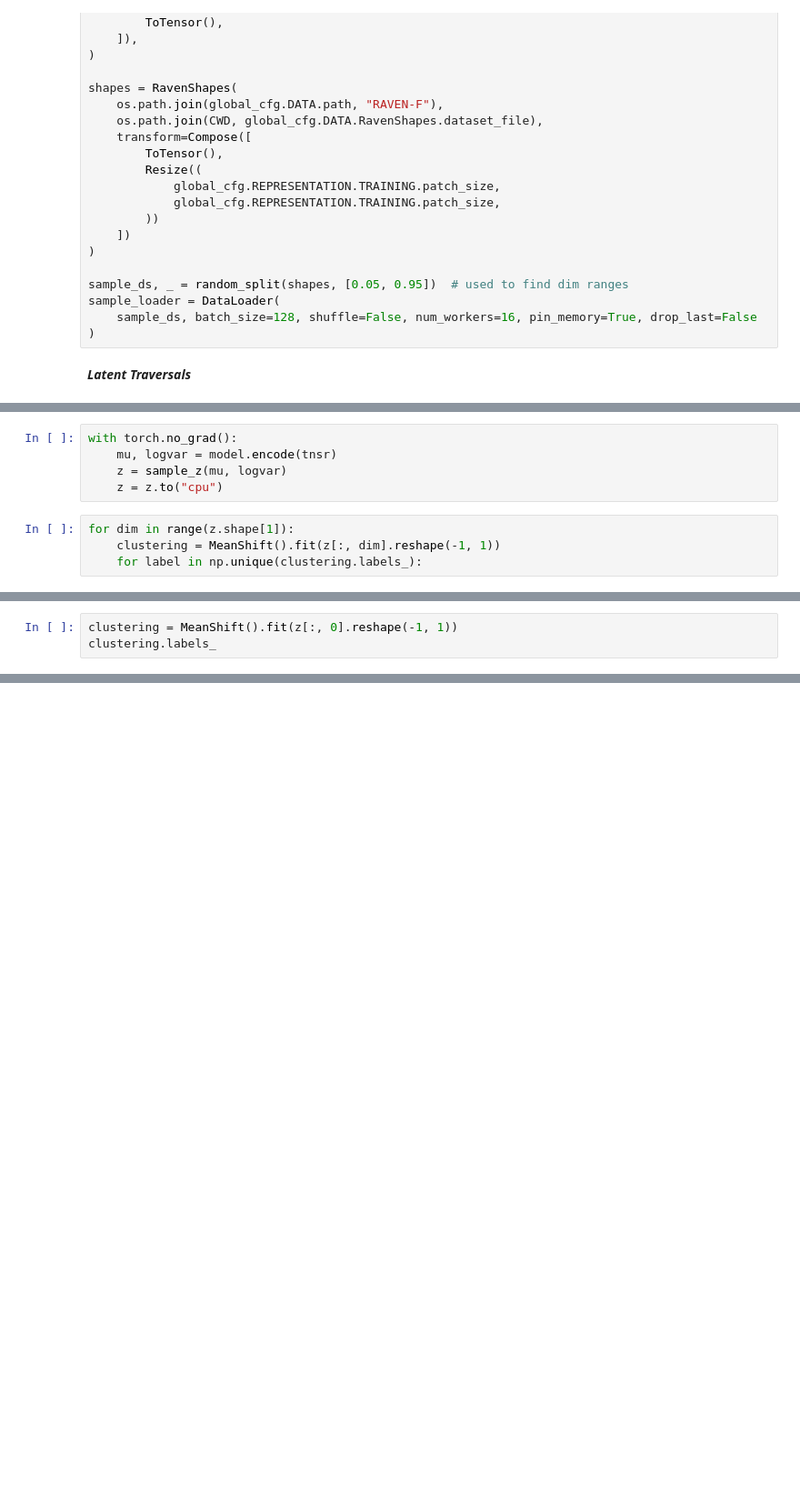
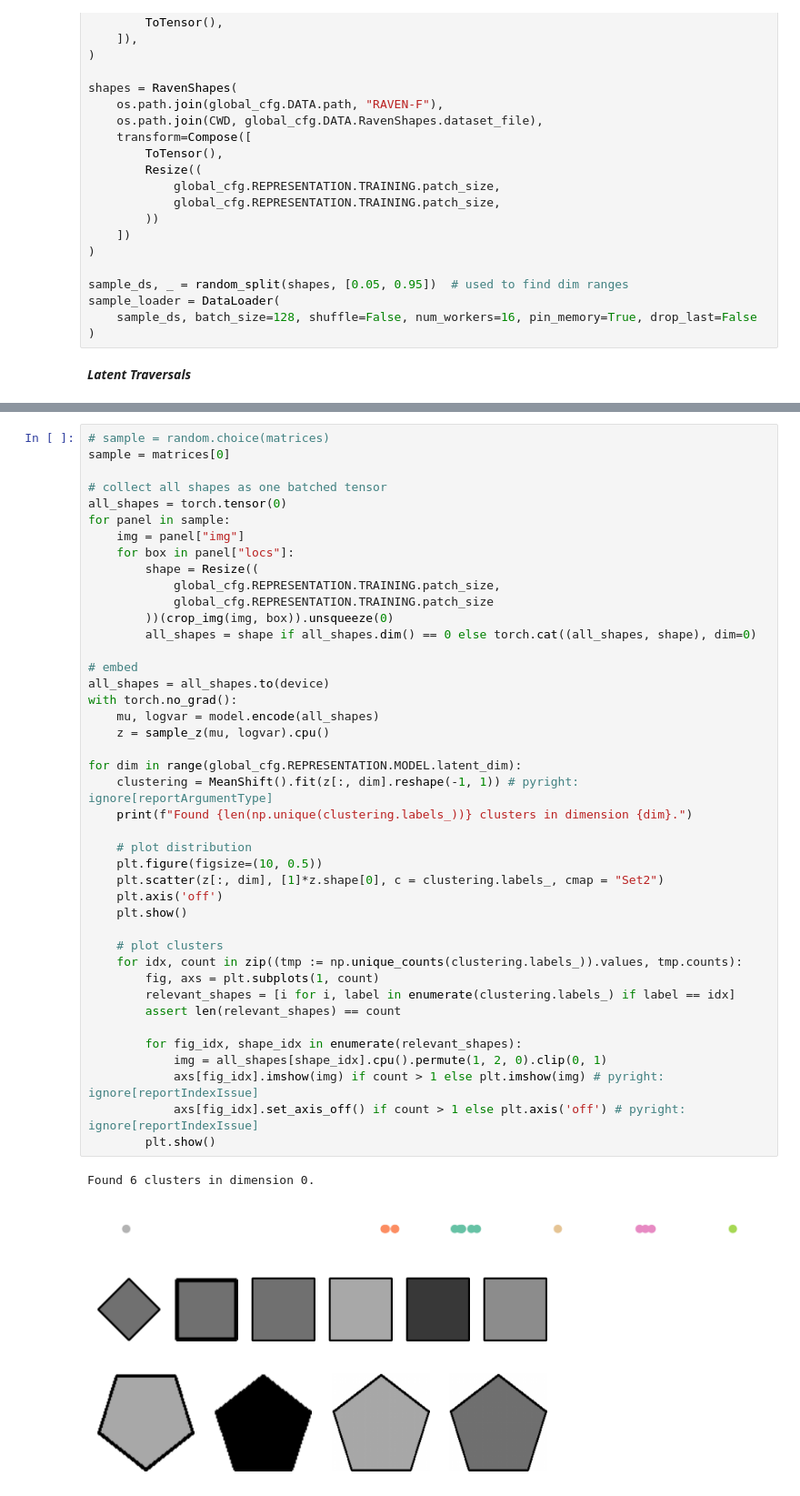
Before and after one commit to johannes-langer/ECo-NSR, a Jupyter notebook: src/representation/inference.ipynb, the cells around one changed output, grey strips where cells are left out. Shown at 91% size. Cells and saved outputs as stored; diff of their text form; blank space fills up the shorter version.

Commit message:
clustering and to_popper

```diff
--- a/src/representation/inference.ipynb
+++ b/src/representation/inference.ipynb
@@ -238,9 +214,0 @@ tnsr = tnsr.to("cuda:0")
-# %%
-with torch.no_grad():
-    mu, logvar = model.encode(tnsr)
-    z = sample_z(mu, logvar)
-    z = z.to("cpu")
-# %%
-for dim in range(z.shape[1]):
-    clustering = MeanShift().fit(z[:, dim].reshape(-1, 1))
-    for label in np.unique(clustering.labels_):
@@ -249,3 +214,0 @@ torch.Size([16, 6])
-# %%
-clustering = MeanShift().fit(z[:, 0].reshape(-1, 1))
-clustering.labels_
@@ -253,0 +217,47 @@ array([4, 0, 5, 0, 1, 3, 1, 2, 1, 1, 2, 0, 0, 0, 0, 2])
+# %%
+# sample = random.choice(matrices)
+sample = matrices[0]
+
+# collect all shapes as one batched tensor
+all_shapes = torch.tensor(0)
+for panel in sample:
+    img = panel["img"]
+    for box in panel["locs"]:
+        shape = Resize((
+            global_cfg.REPRESENTATION.TRAINING.patch_size,
+            global_cfg.REPRESENTATION.TRAINING.patch_size
+        ))(crop_img(img, box)).unsqueeze(0)
+        all_shapes = shape if all_shapes.dim() == 0 else torch.cat((all_shapes, shape), dim=0)
+
+# embed
+all_shapes = all_shapes.to(device)
+with torch.no_grad():
+    mu, logvar = model.encode(all_shapes)
+    z = sample_z(mu, logvar).cpu()
+
+for dim in range(global_cfg.REPRESENTATION.MODEL.latent_dim):
+    clustering = MeanShift().fit(z[:, dim].reshape(-1, 1)) # pyright: ignore[reportArgumentType]
+    print(f"Found {len(np.unique(clustering.labels_))} clusters in dimension {dim}.")
+
+    # plot distribution
+    plt.figure(figsize=(10, 0.5))
+    plt.scatter(z[:, dim], [1]*z.shape[0], c = clustering.labels_, cmap = "Set2")
+    plt.axis('off')
+    plt.show()
+
+    # plot clusters
+    for idx, count in zip((tmp := np.unique_counts(clustering.labels_)).values, tmp.counts):
+        fig, axs = plt.subplots(1, count)
+        relevant_shapes = [i for i, label in enumerate(clustering.labels_) if label == idx]
+        assert len(relevant_shapes) == count
+
+        for fig_idx, shape_idx in enumerate(relevant_shapes):
+            img = all_shapes[shape_idx].cpu().permute(1, 2, 0).clip(0, 1)
+            axs[fig_idx].imshow(img) if count > 1 else plt.imshow(img) # pyright: ignore[reportIndexIssue]
+            axs[fig_idx].set_axis_off() if count > 1 else plt.axis('off') # pyright: ignore[reportIndexIssue]
+        plt.show()
+# %% [output]
+Found 6 clusters in dimension 0.
+[figure, added]
+[figure, added]
+[figure, added]
```
Also changed, not shown: parts of 11 cells of this notebook, 7 other files.
